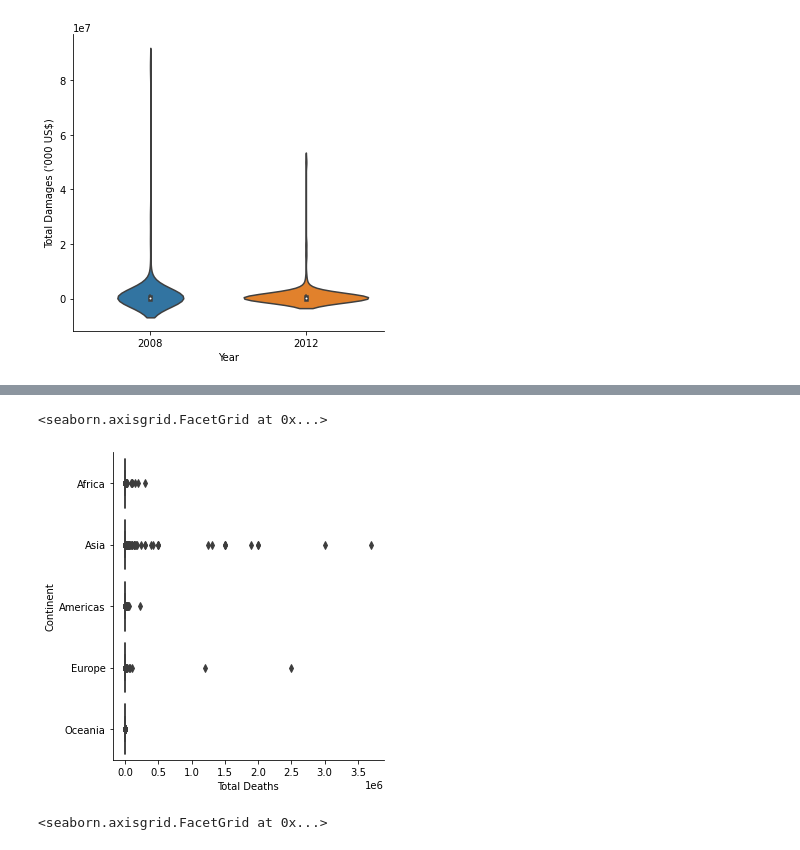
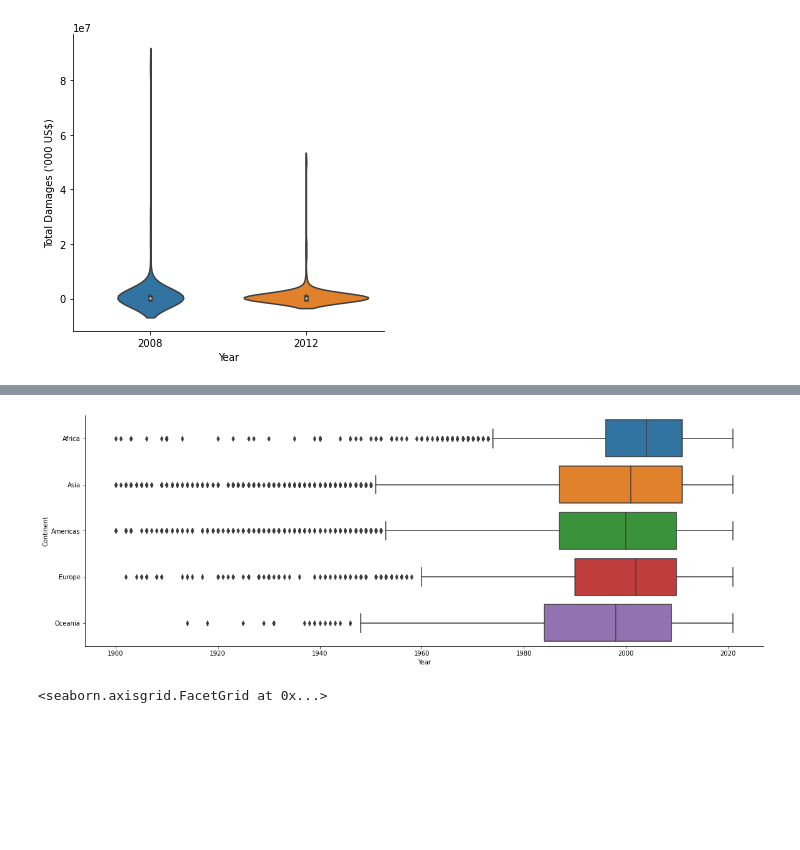
Before and after one commit to hekaplex/2022_01_DSI_WD, a Jupyter notebook: Alex/py/capstone.ipynb, the cells around one changed output, grey strips where cells are left out. Saved outputs shown, nothing was run; the diff lists cells and outputs as text; code cells hidden in the pictures; blank space fills up the shorter version.

```diff
--- a/Alex/py/capstone.ipynb
+++ b/Alex/py/capstone.ipynb
@@ -451,9 +603,12 @@ sns.catplot(data=nd.query('Year in (2008,2012)'),
 # %%
 sns.catplot(data=nd,
-            kind='box', x='Total Deaths', y='Continent', orient='h')
+            kind='box', x='Year', y='Continent', orient='h')
+
+fig=plt.gcf()
+fig.set_size_inches(20, 6)
+plt.show()
 # %% [output]
-<seaborn.axisgrid.FacetGrid at 0x...>
-[figure, old version]
+[figure, new version]
 # %%
 sns.relplot(data=nd, x='Year', y="Total Damages ('000 US$)")
 # %% [output]
```
Also changed, not shown: parts of 57 cells of this notebook.
